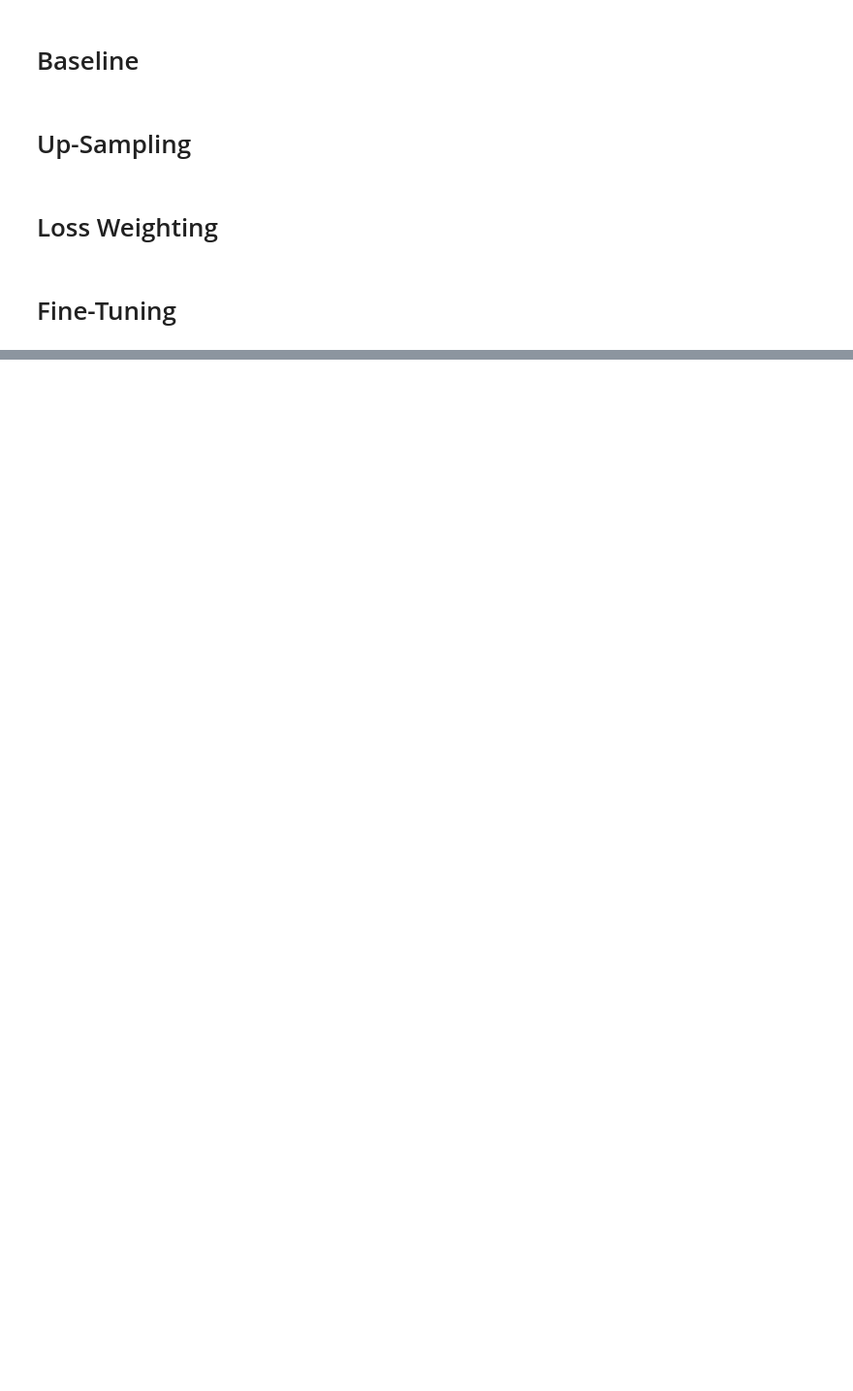
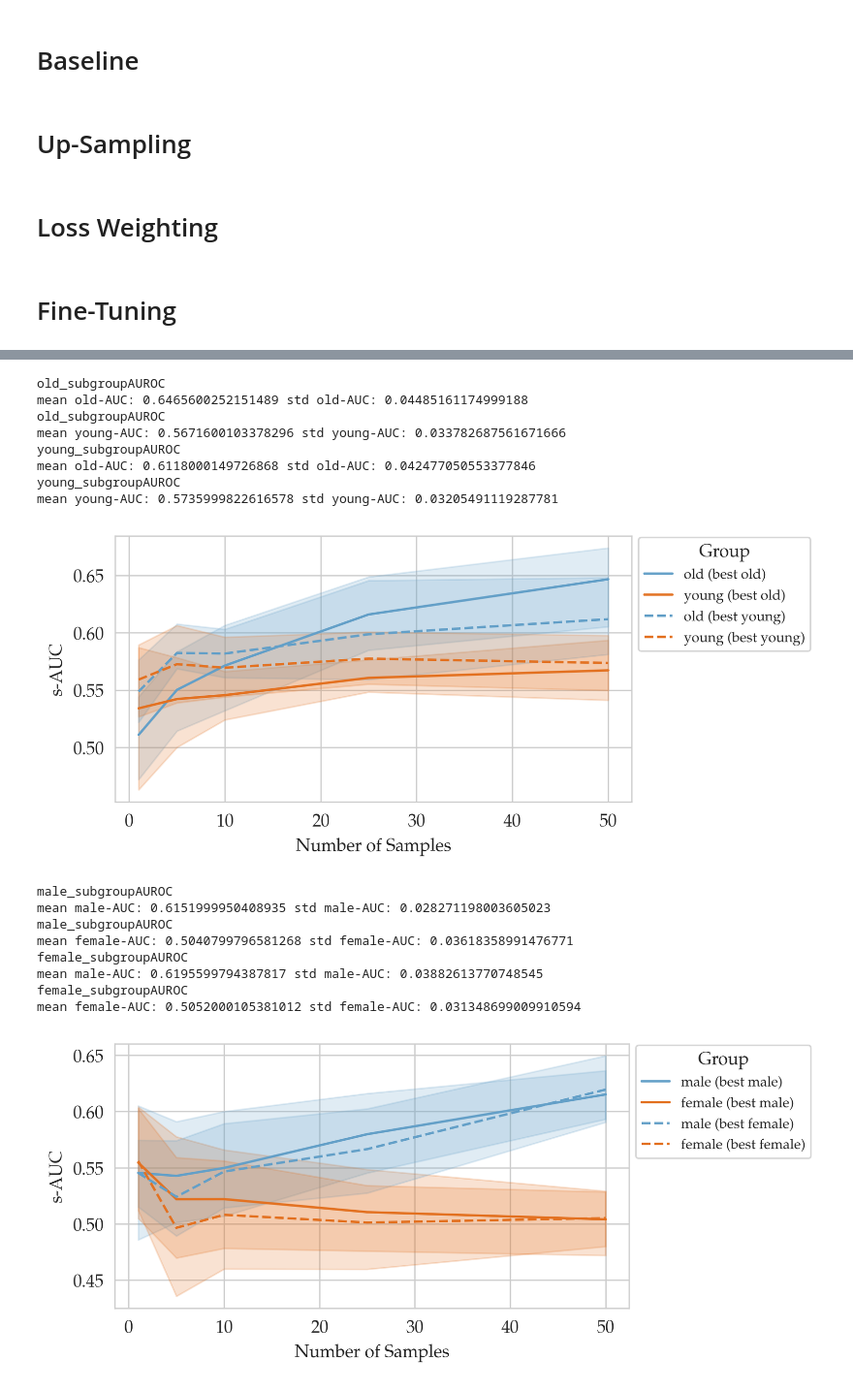
Before and after one commit to JohannesGetzner/fair-uad-with-dp, a Jupyter notebook: src_refactored/mitigation_strategies_results_plots.ipynb, the cells around one changed output, grey strips where cells are left out. Shown at 97% size. Drawn from its saved outputs; the diff is of its cells as text; code cells hidden in the pictures; blank space fills up the shorter version.

```diff
--- a/src_refactored/mitigation_strategies_results_plots.ipynb
+++ b/src_refactored/mitigation_strategies_results_plots.ipynb
@@ -145,0 +316,36 @@ plot_data(data,log_dir="fine_tuning", override_insignificance=True, legend_outsi
+# %%
+metrics_age = [f"test/old_subgroupAUROC", f"test/young_subgroupAUROC"]
+metrics_sex = [f"test/female_subgroupAUROC", f"test/male_subgroupAUROC"]
+data_age_DP.columns = [col.replace("lungOpacity_", "") for col in data_age_DP.columns]
+data_sex_DP.columns = [col.replace("lungOpacity_", "") for col in data_sex_DP.columns]
+# %%
+data_age_DP = data_age_DP[[*metrics_age, "dataset", "seed", "score_var","num_samples"]]
+data_sex_DP = data_sex_DP[[*metrics_sex, "dataset", "seed", "score_var","num_samples"]]
+data_age_DP = data_age_DP.melt(id_vars=["seed", "dataset", "score_var","num_samples"], var_name="metric", value_name="value")
+data_sex_DP = data_sex_DP.melt(id_vars=["seed", "dataset", "score_var","num_samples"], var_name="metric", value_name="value")
+data_DP = pd.concat([data_age_DP,data_sex_DP], ignore_index=True, axis=0)
+# %%
+data_DP = data_DP.loc[data_DP["score_var"] != "AUROC"]
+data_DP.metric = data_DP.metric.str.replace("test/", "")
+data_DP.metric = data_DP.metric.str.replace("_subgroupAUROC", "")
+# %%
+plot_coresetselection(data_DP, dp=True)
+# %% [output]
+old_subgroupAUROC
+mean old-AUC: 0.6465600252151489 std old-AUC: 0.04485161174999188
+old_subgroupAUROC
+mean young-AUC: 0.5671600103378296 std young-AUC: 0.033782687561671666
+young_subgroupAUROC
+mean old-AUC: 0.6118000149726868 std old-AUC: 0.042477050553377846
+young_subgroupAUROC
+mean young-AUC: 0.5735999822616578 std young-AUC: 0.03205491119287781
+[figure, added]
+male_subgroupAUROC
+mean male-AUC: 0.6151999950408935 std male-AUC: 0.028271198003605023
+male_subgroupAUROC
+mean female-AUC: 0.5040799796581268 std female-AUC: 0.03618358991476771
+female_subgroupAUROC
+mean male-AUC: 0.6195599794387817 std male-AUC: 0.03882613770748545
+female_subgroupAUROC
+mean female-AUC: 0.5052000105381012 std female-AUC: 0.031348699009910594
+[figure, added]
```
Also changed, not shown: parts of 17 cells of this notebook, 11 other files.
